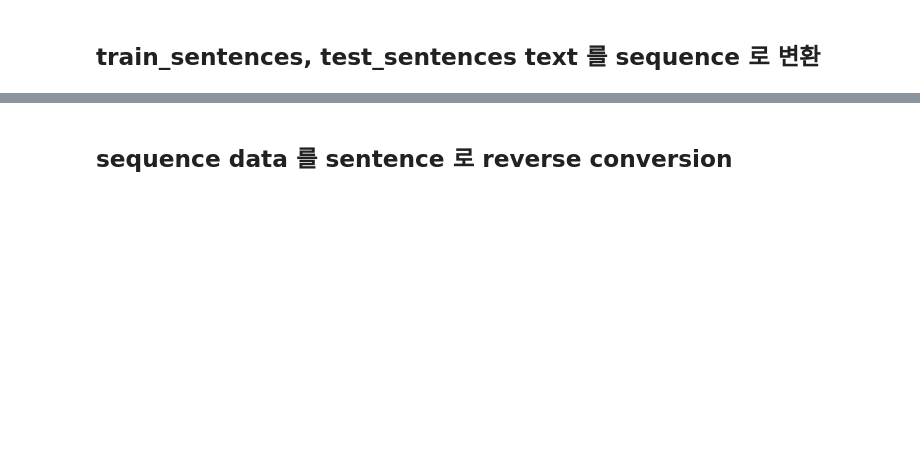
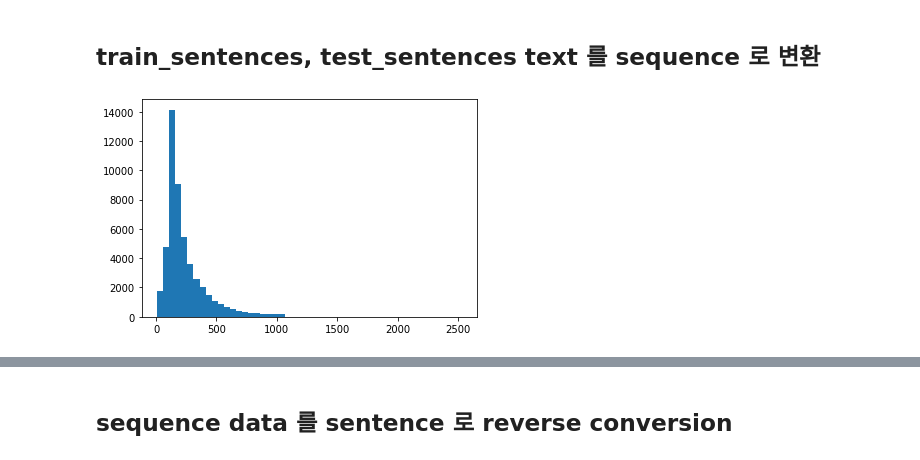
Before and after one commit to ironmanciti/NLP_lecture, a Jupyter notebook: 030_IMDB_movie_reviews.ipynb, the cells around one changed output, grey strips where cells are left out. Drawn from its saved outputs; the diff is of its cells as text; code cells hidden in the pictures; blank space fills up the shorter version.

```diff
--- a/030_IMDB_movie_reviews.ipynb
+++ b/030_IMDB_movie_reviews.ipynb
@@ -101,0 +108,6 @@ test_padded = pad_sequences(test_sequences,maxlen=max_length, truncating='post')
+# %%
+import matplotlib.pyplot as plt
+
+plt.hist([len(s) for s in train_sequences] + [len(s) for s in test_sequences], bins=50);
+# %% [output]
+[figure, added]
```
Also changed, not shown: parts of 15 cells of this notebook, 9 other files.
